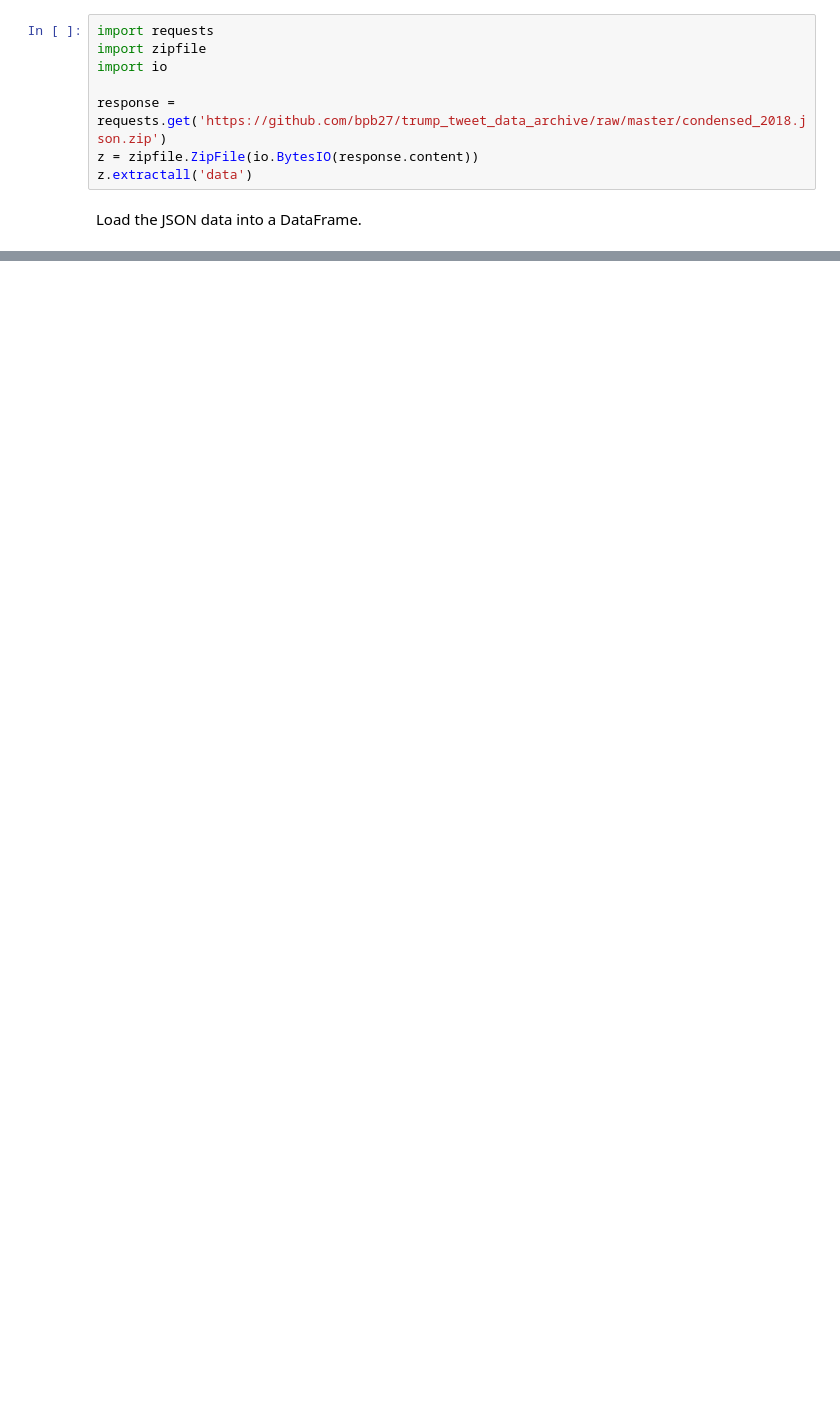
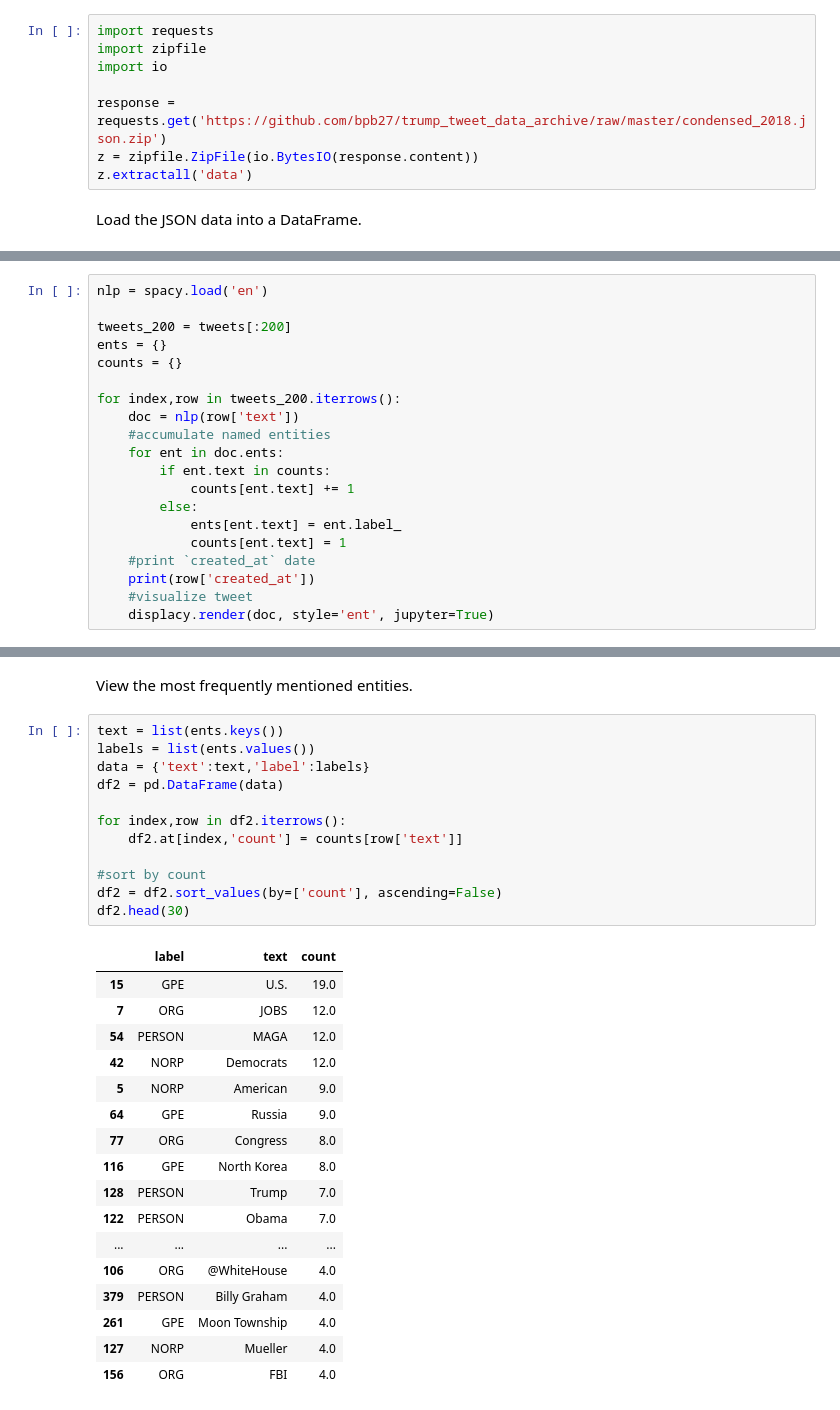
Before and after one commit to Capital-News-Service/daily-trump-snapshot, a Jupyter notebook: daily_trump_snapshot.ipynb, the cells around one changed output, grey strips where cells are left out. Cells and saved outputs as stored; diff of their text form; blank space fills up the shorter version.

Commit message:
Add named entities

```diff
--- a/daily_trump_snapshot.ipynb
+++ b/daily_trump_snapshot.ipynb
@@ -100,0 +149,20 @@ IndexError: single positional indexer is out-of-bounds
+# %%
+nlp = spacy.load('en')
+
+tweets_200 = tweets[:200]
+ents = {}
+counts = {}
+
+for index,row in tweets_200.iterrows():
+    doc = nlp(row['text'])
+    #accumulate named entities
+    for ent in doc.ents:
+        if ent.text in counts:
+            counts[ent.text] += 1
+        else:
+            ents[ent.text] = ent.label_
+            counts[ent.text] = 1
+    #print `created_at` date
+    print(row['created_at'])
+    #visualize tweet
+    displacy.render(doc, style='ent', jupyter=True)
@@ -100,0 +183,32 @@ IndexError: single positional indexer is out-of-bounds
+# %% [markdown]
+View the most frequently mentioned entities.
+# %%
+text = list(ents.keys())
+labels = list(ents.values())
+data = {'text':text,'label':labels}
+df2 = pd.DataFrame(data)
+
+for index,row in df2.iterrows():
+    df2.at[index,'count'] = counts[row['text']]
+
+#sort by count
+df2 = df2.sort_values(by=['count'], ascending=False)
+df2.head(30)
+# %% [output]
+|  | label | text | count |
+| 15 | GPE | U.S. | 19.0 |
+| 7 | ORG | JOBS | 12.0 |
+| 54 | PERSON | MAGA | 12.0 |
+| 42 | NORP | Democrats | 12.0 |
+| 5 | NORP | American | 9.0 |
+| 64 | GPE | Russia | 9.0 |
+| 77 | ORG | Congress | 8.0 |
+| 116 | GPE | North Korea | 8.0 |
+| 128 | PERSON | Trump | 7.0 |
+| 122 | PERSON | Obama | 7.0 |
+| ... | ... | ... | ... |
+| 106 | ORG | @WhiteHouse | 4.0 |
+| 379 | PERSON | Billy Graham | 4.0 |
+| 261 | GPE | Moon Township | 4.0 |
+| 127 | NORP | Mueller | 4.0 |
+| 156 | ORG | FBI | 4.0 |
```
Also changed, not shown: parts of 15 cells of this notebook.
